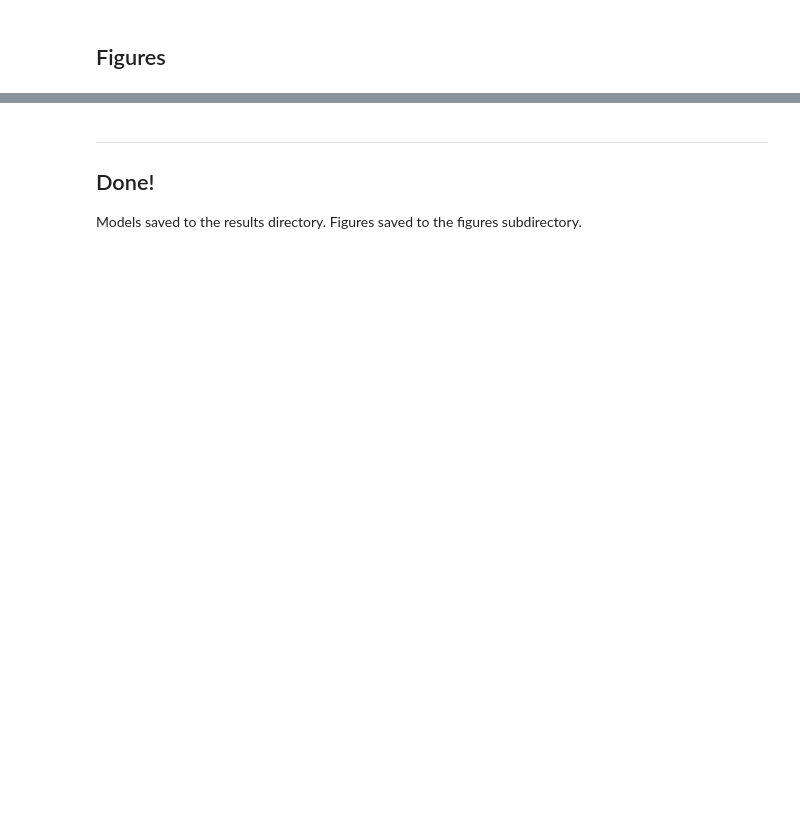
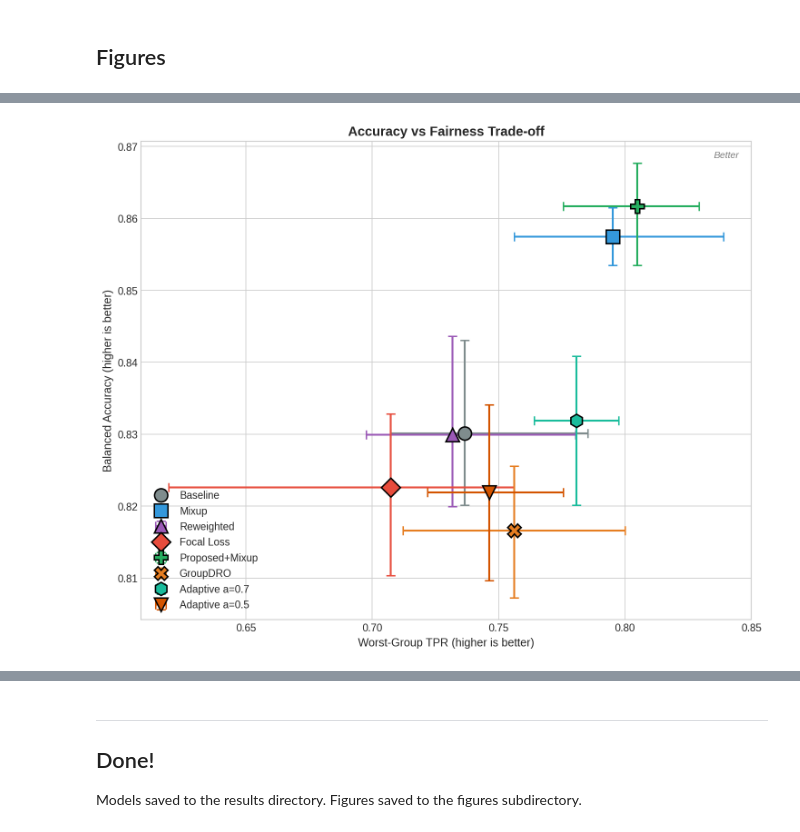
Before and after one commit to OluwaseyiFad/skin-lesion-classifier, a Jupyter notebook: fairderm.ipynb, the cells around one changed output, grey strips where cells are left out. Saved outputs shown, nothing was run; the diff lists cells and outputs as text; code cells hidden in the pictures; blank space fills up the shorter version.

```diff
--- a/fairderm.ipynb
+++ b/fairderm.ipynb
@@ -530,33 +700,35 @@ plt.show()
 # %%
 # Figure 4: Accuracy vs fairness scatter
 fig, ax = plt.subplots(figsize=(10, 8))
 
-markers = ['o', 's', '^', 'D', 'P']
+markers = ['o', 's', '^', 'D', 'P', 'X', 'h', 'v']
 
 for i, model in enumerate(MODELS):
     m  = fitz_agg[model]
     wg = m['worst_group_tpr']
     ba = m['balanced_accuracy']
     ax.errorbar(
         wg['mean'], ba['mean'],
         xerr=[[wg['mean'] - wg['ci_lower']], [wg['ci_upper'] - wg['mean']]],
         yerr=[[ba['mean'] - ba['ci_lower']], [ba['ci_upper'] - ba['mean']]],
         fmt=markers[i], markersize=14, color=MODEL_COLORS[model],
         label=MODEL_LABELS[model], capsize=5, markeredgecolor='black',
         markeredgewidth=1.5, elinewidth=2
     )
 
 ax.set_xlabel('Worst-Group TPR (higher is better)', fontsize=12)
 ax.set_ylabel('Balanced Accuracy (higher is better)', fontsize=12)
 ax.set_title('Accuracy vs Fairness Trade-off', fontsize=14, fontweight='bold')
 ax.legend(loc='lower left', fontsize=11)
 
 ax.annotate('Better', xy=(0.98, 0.98), xycoords='axes fraction',
             fontsize=10, ha='right', va='top', style='italic', color='gray')
 
 plt.tight_layout()
 plt.savefig(figures_dir / 'fig4_tradeoff.png')
 plt.show()
+# %% [output]
+[figure, added]
 # %%
 # Figure 5: DDI External Evaluation
 fig, axes = plt.subplots(1, 2, figsize=(14, 6))
```
Also changed, not shown: parts of 20 cells of this notebook, 5 other files.
